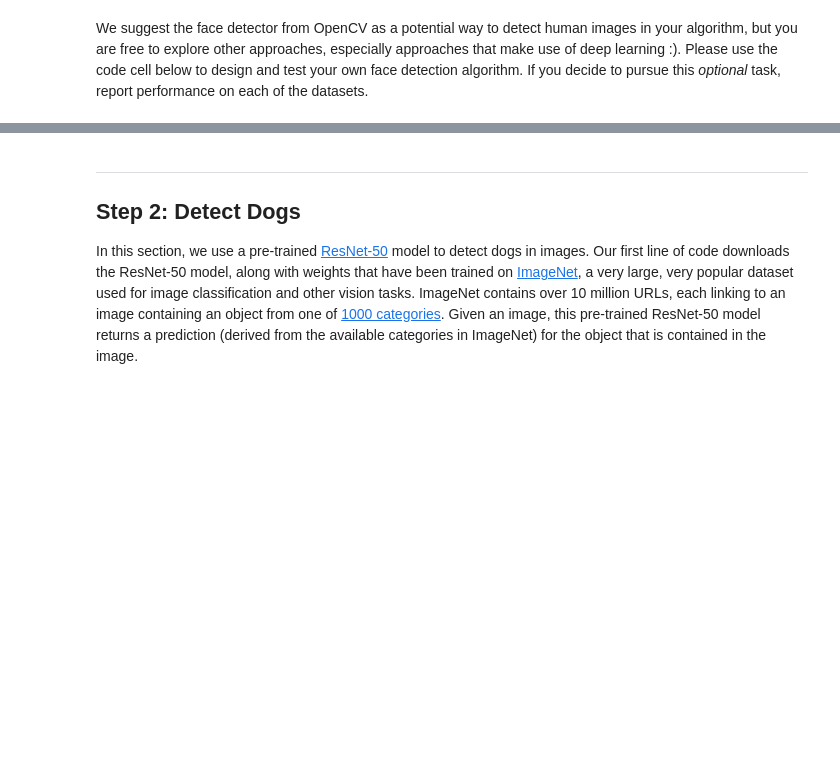
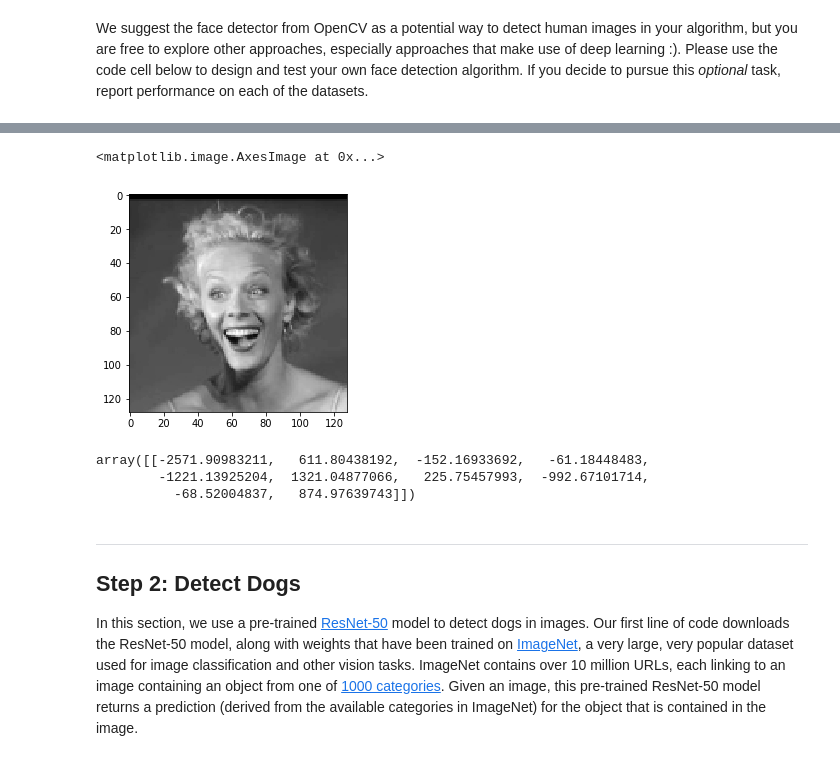
Before and after one commit to remi-ang/Udacity_MLND, a Jupyter notebook: dog-project/dog_app.ipynb, the cells around one changed output, grey strips where cells are left out. Drawn from its saved outputs; the diff is of its cells as text; code cells hidden in the pictures; blank space fills up the shorter version.

```diff
--- a/dog-project/dog_app.ipynb
+++ b/dog-project/dog_app.ipynb
@@ -272,3 +362,25 @@ We suggest the face detector from OpenCV as a potential way to detect human imag
+# %%
+# take a new picture
+
+test_img = treat_image(human_files_short[0])
+plt.imshow(test_img, cmap='gray')
+# %% [output]
+<matplotlib.image.AxesImage at 0x...>
+[figure, added]
+# %%
+# vectorize the test image and normalize
+test_img_df = pd.DataFrame(test_img.reshape(test_img.shape[0]*test_img.shape[1])).transpose()
+test_img_df = test_img_df - average_face_df
+
+# apply PCA
+test_img_pca = PCA.transform(test_img_df)
+test_img_pca
+
+# ... and now?
+# %% [output]
+array([[-2571.90983211,   611.80438192,  -152.16933692,   -61.18448483,
+        -1221.13925204,  1321.04877066,   225.75457993,  -992.67101714,
+          -68.52004837,   874.97639743]])
 # %% [markdown]
 ---
 <a id='step2'></a>
```
Also changed, not shown: parts of 59 cells of this notebook, 1 other file.
